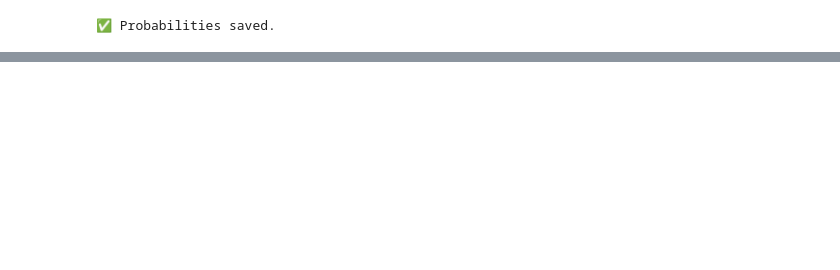
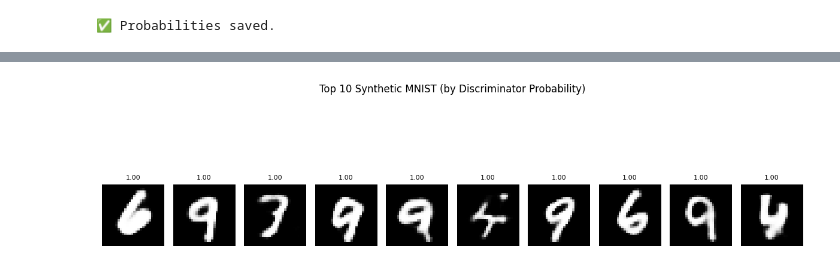
Before and after one commit to liuqiyuanhhh/Verified-Synthetic-Data, a Jupyter notebook: MNIST/vae_debug.ipynb, the cells around one changed output, grey strips where cells are left out. Cells and saved outputs as stored; diff of their text form; code cells hidden in the pictures; blank space fills up the shorter version.

```diff
--- a/MNIST/vae_debug.ipynb
+++ b/MNIST/vae_debug.ipynb
@@ -546,0 +641,23 @@ plt.show()
+# %%
+import matplotlib.pyplot as plt
+
+# Get the top 10 indices with highest discriminator probabilities
+topk = torch.topk(all_probs.squeeze(), 10)  # topk.values, topk.indices
+topk_indices = topk.indices
+
+# Get the corresponding images
+top_images = synthetic_images[topk_indices]
+
+# Plot the images
+plt.figure(figsize=(12, 4))
+for i in range(10):
+    plt.subplot(1, 10, i + 1)
+    plt.imshow(top_images[i].squeeze().numpy(), cmap='gray')
+    plt.axis('off')
+    plt.title(f"{topk.values[i]:.2f}", fontsize=8)
+
+plt.tight_layout()
+plt.suptitle("Top 10 Synthetic MNIST (by Discriminator Probability)", y=1.05)
+plt.show()
+# %% [output]
+[figure, added]
```
Also changed, not shown: parts of 35 cells of this notebook, 1 other file.
